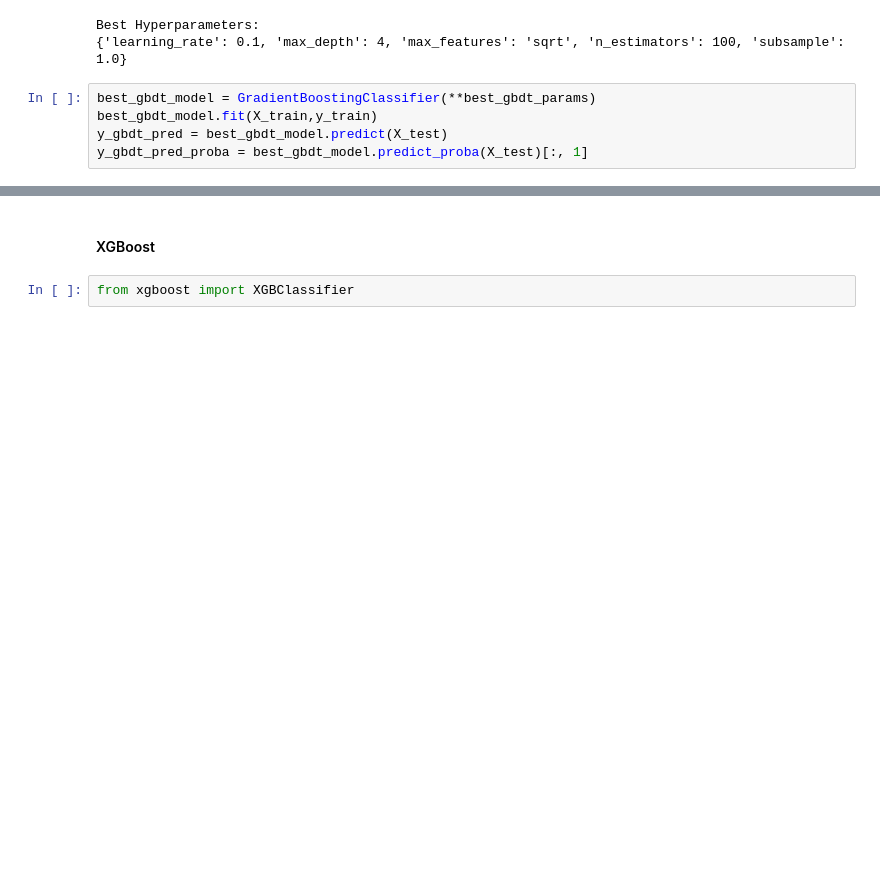
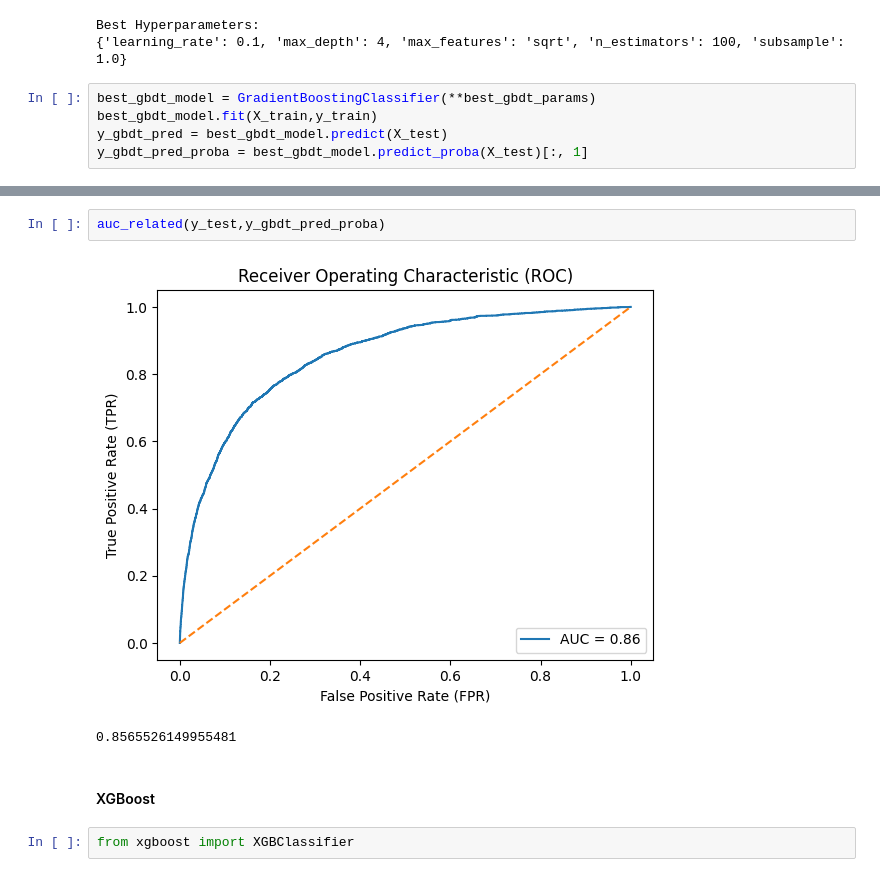
Before and after one commit to Junjie999/STATS503gogogo, a Jupyter notebook: Notebooks/Model_yy_oversample.ipynb, the cells around one changed output, grey strips where cells are left out. Drawn from its saved outputs; the diff is of its cells as text; blank space fills up the shorter version.

```diff
--- a/Notebooks/Model_yy_oversample.ipynb
+++ b/Notebooks/Model_yy_oversample.ipynb
@@ -275,4 +292,9 @@ Accuracy Score:
 [figure]
+# %%
+auc_related(y_test,y_gbdt_pred_proba)
+# %% [output]
+[figure, added]
+0.8565526149955481
 # %% [markdown]
 #### XGBoost
 # %%
```
Also changed, not shown: parts of 7 cells of this notebook.
